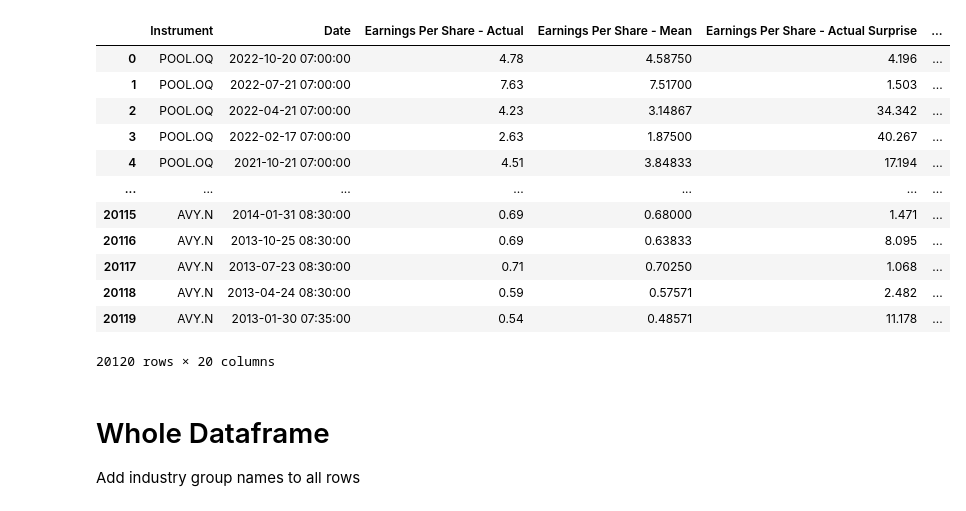
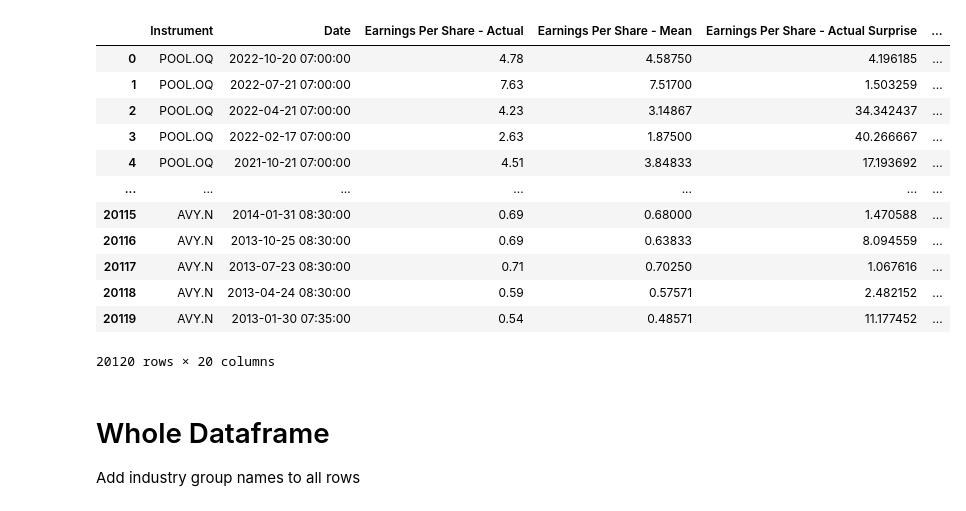
Before and after one commit to yummypugs/GSFM_AnalystForecasts, a Jupyter notebook: 1.0_dataframe_creation.ipynb, the cells around one changed output. Saved outputs shown, nothing was run; the diff lists cells and outputs as text; code cells hidden in the pictures.

```diff
--- a/1.0_dataframe_creation.ipynb
+++ b/1.0_dataframe_creation.ipynb
@@ -9,21 +9,23 @@ from fredapi import Fred
 fred = Fred(api_key = "4a017ca39a1f96774f9587e5956bfd6b") # we can all use the same key
 # %%
 df = pd.read_csv("Dataframes/refinitiv_output.csv")
+df['Earnings Per Share - Actual Surprise'] = ((df['Earnings Per Share - Actual'] - df['Earnings Per Share - Mean']) / df['Earnings Per Share - Mean'])*100
+#df.insert(13, "Earnings Per Share - Actual Surprise", df.pop("Earnings Per Share - Actual Surprise"))
 df["Date"] = pd.to_datetime(df["Date"]).dt.tz_localize(None)
 df
 # %% [output]
 |  | Instrument | Date | Earnings Per Share - Actual | Earnings Per Share - Mean | Earnings Per Share - Actual Surprise | ... |
-| 0 | POOL.OQ | 2022-10-20 07:00:00 | 4.78 | 4.58750 | 4.196 | ... |
-| 1 | POOL.OQ | 2022-07-21 07:00:00 | 7.63 | 7.51700 | 1.503 | ... |
-| 2 | POOL.OQ | 2022-04-21 07:00:00 | 4.23 | 3.14867 | 34.342 | ... |
-| 3 | POOL.OQ | 2022-02-17 07:00:00 | 2.63 | 1.87500 | 40.267 | ... |
-| 4 | POOL.OQ | 2021-10-21 07:00:00 | 4.51 | 3.84833 | 17.194 | ... |
+| 0 | POOL.OQ | 2022-10-20 07:00:00 | 4.78 | 4.58750 | 4.196185 | ... |
+| 1 | POOL.OQ | 2022-07-21 07:00:00 | 7.63 | 7.51700 | 1.503259 | ... |
+| 2 | POOL.OQ | 2022-04-21 07:00:00 | 4.23 | 3.14867 | 34.342437 | ... |
+| 3 | POOL.OQ | 2022-02-17 07:00:00 | 2.63 | 1.87500 | 40.266667 | ... |
+| 4 | POOL.OQ | 2021-10-21 07:00:00 | 4.51 | 3.84833 | 17.193692 | ... |
 | ... | ... | ... | ... | ... | ... | ... |
-| 20115 | AVY.N | 2014-01-31 08:30:00 | 0.69 | 0.68000 | 1.471 | ... |
-| 20116 | AVY.N | 2013-10-25 08:30:00 | 0.69 | 0.63833 | 8.095 | ... |
-| 20117 | AVY.N | 2013-07-23 08:30:00 | 0.71 | 0.70250 | 1.068 | ... |
-| 20118 | AVY.N | 2013-04-24 08:30:00 | 0.59 | 0.57571 | 2.482 | ... |
-| 20119 | AVY.N | 2013-01-30 07:35:00 | 0.54 | 0.48571 | 11.178 | ... |
+| 20115 | AVY.N | 2014-01-31 08:30:00 | 0.69 | 0.68000 | 1.470588 | ... |
+| 20116 | AVY.N | 2013-10-25 08:30:00 | 0.69 | 0.63833 | 8.094559 | ... |
+| 20117 | AVY.N | 2013-07-23 08:30:00 | 0.71 | 0.70250 | 1.067616 | ... |
+| 20118 | AVY.N | 2013-04-24 08:30:00 | 0.59 | 0.57571 | 2.482152 | ... |
+| 20119 | AVY.N | 2013-01-30 07:35:00 | 0.54 | 0.48571 | 11.177452 | ... |
 20120 rows × 20 columns
 # %% [markdown]
 # Whole Dataframe
```
Also changed, not shown: parts of 15 cells of this notebook, 9 other files.
